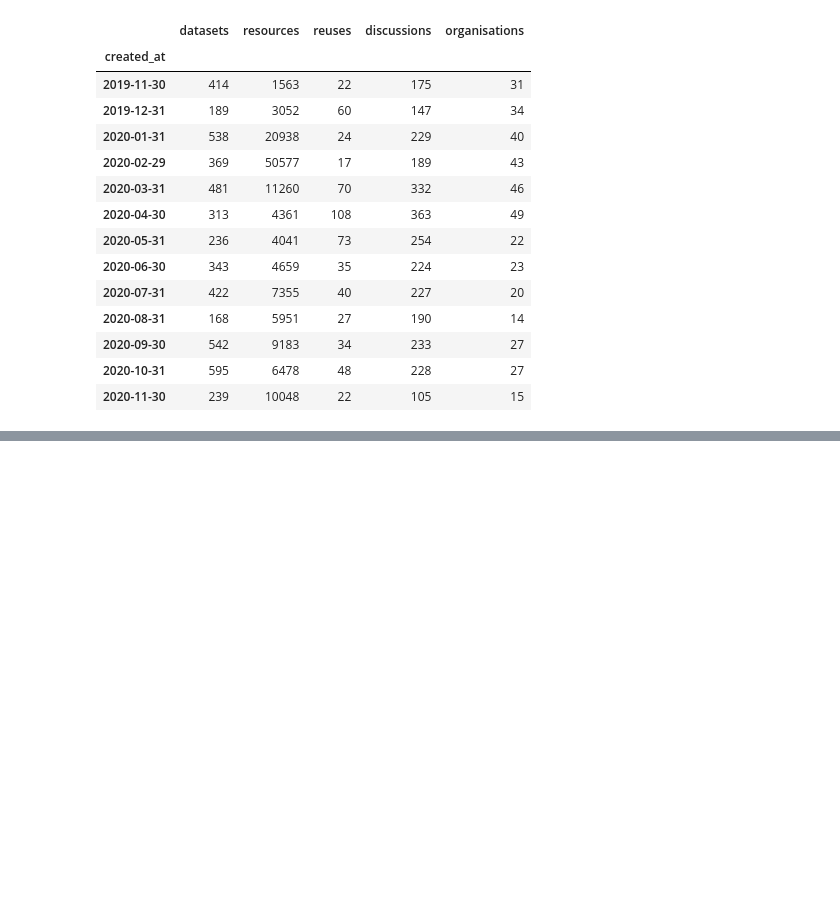
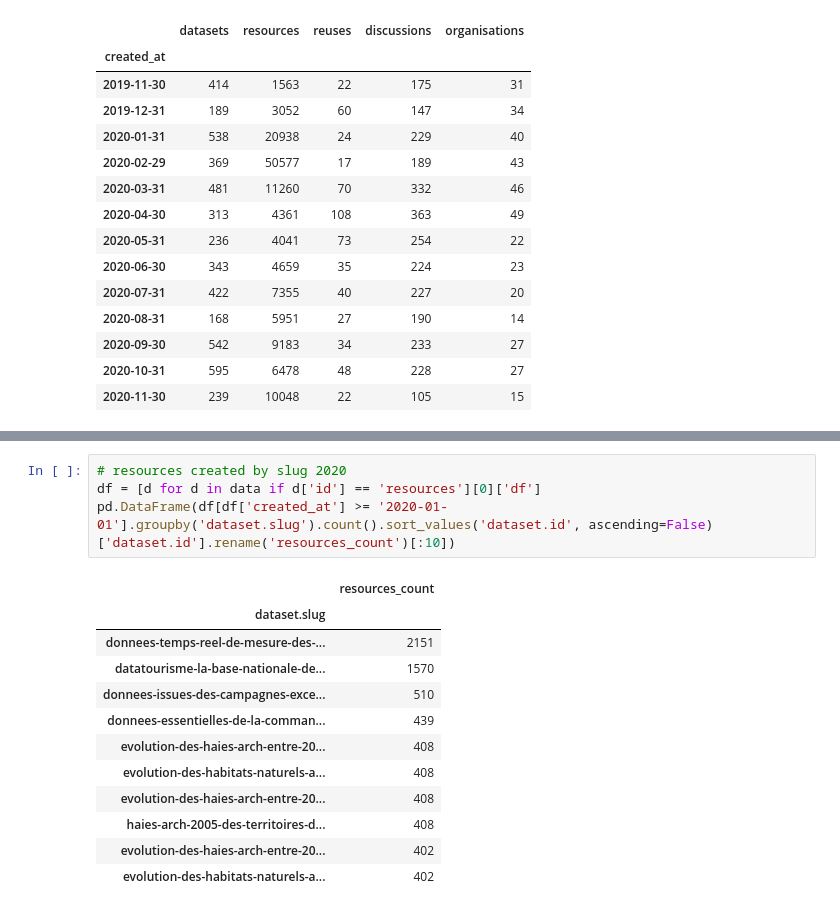
Before and after one commit to abulte/datagouvfr-catalogue, a Jupyter notebook: analysis.ipynb, the cells around one changed output, grey strips where cells are left out. Drawn from its saved outputs; the diff is of its cells as text; blank space fills up the shorter version.

```diff
--- a/analysis.ipynb
+++ b/analysis.ipynb
@@ -114 +131,18 @@ fig.show()
+# %%
+# resources created by slug 2020
+df = [d for d in data if d['id'] == 'resources'][0]['df']
+pd.DataFrame(df[df['created_at'] >= '2020-01-01'].groupby('dataset.slug').count().sort_values('dataset.id', ascending=False)['dataset.id'].rename('resources_count')[:10])
+# %% [output]
+|  | resources_count |
+| dataset.slug |  |
+| donnees-temps-reel-de-mesure-des-... | 2151 |
+| datatourisme-la-base-nationale-de... | 1570 |
+| donnees-issues-des-campagnes-exce... | 510 |
+| donnees-essentielles-de-la-comman... | 439 |
+| evolution-des-haies-arch-entre-20... | 408 |
+| evolution-des-habitats-naturels-a... | 408 |
+| evolution-des-haies-arch-entre-20... | 408 |
+| haies-arch-2005-des-territoires-d... | 408 |
+| evolution-des-haies-arch-entre-20... | 402 |
+| evolution-des-habitats-naturels-a... | 402 |
 # %%
```
Also changed, not shown: parts of 3 cells of this notebook.
